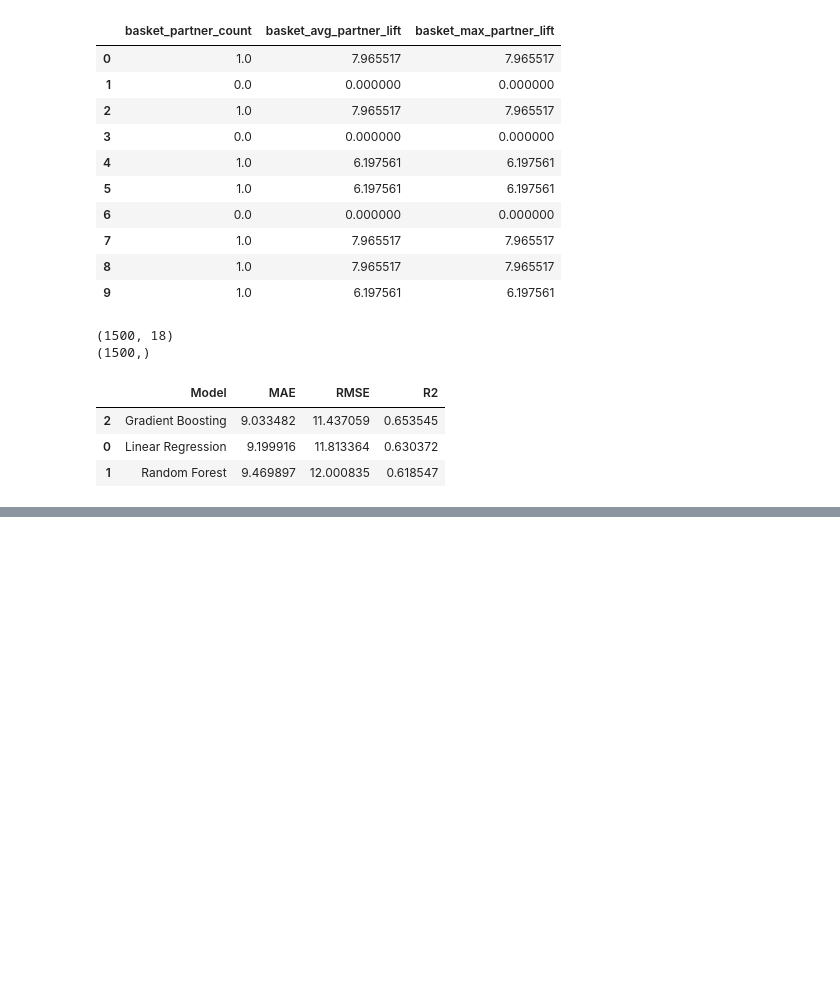
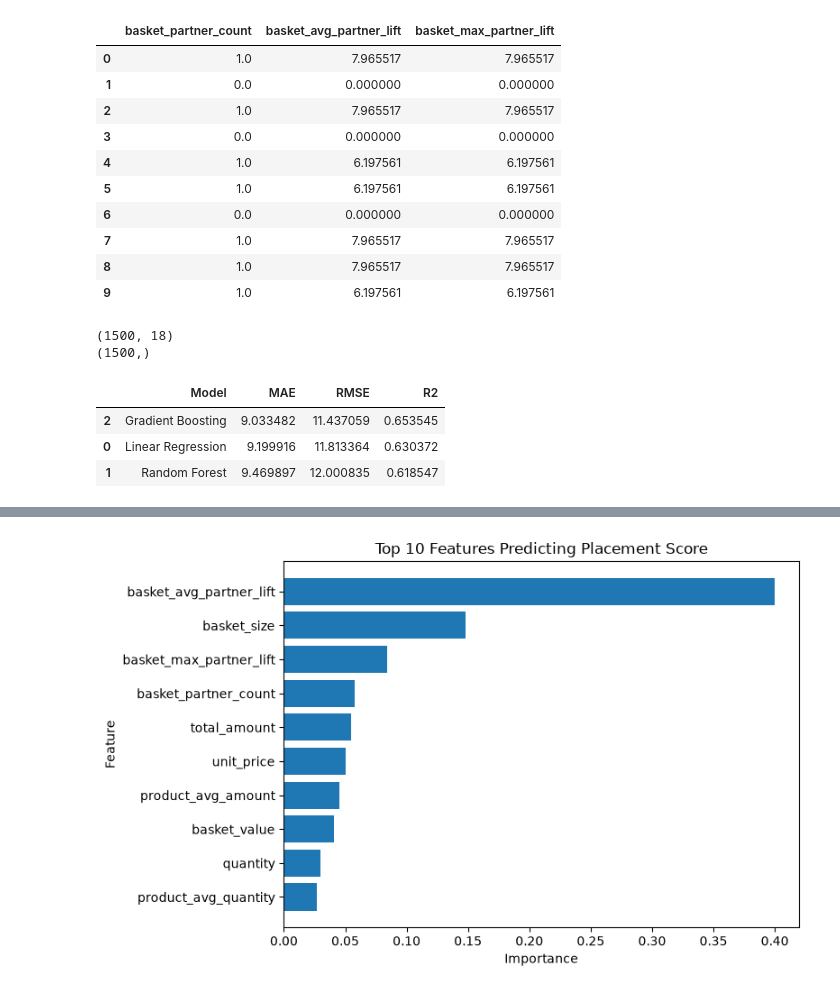
Before and after one commit to quacklj/retailmax-market-basket-optimizer, a Jupyter notebook: notebooks/02_market_basket_and_features.ipynb, the cells around one changed output, grey strips where cells are left out. Saved outputs shown, nothing was run; the diff lists cells and outputs as text; code cells hidden in the pictures; blank space fills up the shorter version.

Commit message:
Complete placement prediction pipeline

```diff
--- a/notebooks/02_market_basket_and_features.ipynb
+++ b/notebooks/02_market_basket_and_features.ipynb
@@ -506,3 +506,13 @@ results.sort_values("R2", ascending=False)
 | 2 | Gradient Boosting | 9.033482 | 11.437059 | 0.653545 |
 | 0 | Linear Regression | 9.199916 | 11.813364 | 0.630372 |
 | 1 | Random Forest | 9.469897 | 12.000835 | 0.618547 |
+# %%
+feature_importance = pd.DataFrame({
+    "feature": feature_columns,
+    "importance": gb_model.feature_importances_
+}).sort_values(
+    "importance",
+    ascending=False
+)
+
+feature_importance
@@ -508,0 +537,19 @@ results.sort_values("R2", ascending=False)
+# %%
+import matplotlib.pyplot as plt
+
+top_features = feature_importance.head(10).sort_values(
+    "importance"
+)
+
+plt.figure(figsize=(8, 5))
+plt.barh(
+    top_features["feature"],
+    top_features["importance"]
+)
+plt.xlabel("Importance")
+plt.ylabel("Feature")
+plt.title("Top 10 Features Predicting Placement Score")
+plt.tight_layout()
+plt.show()
+# %% [output]
+[figure, added]
```
Also changed, not shown: parts of 31 cells of this notebook, 3 other files.
